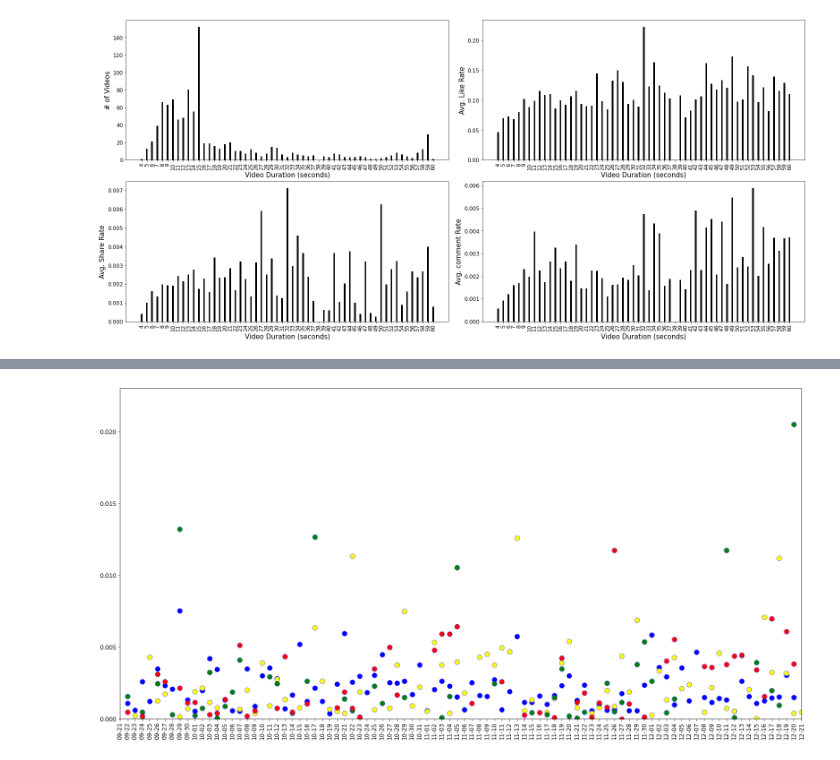
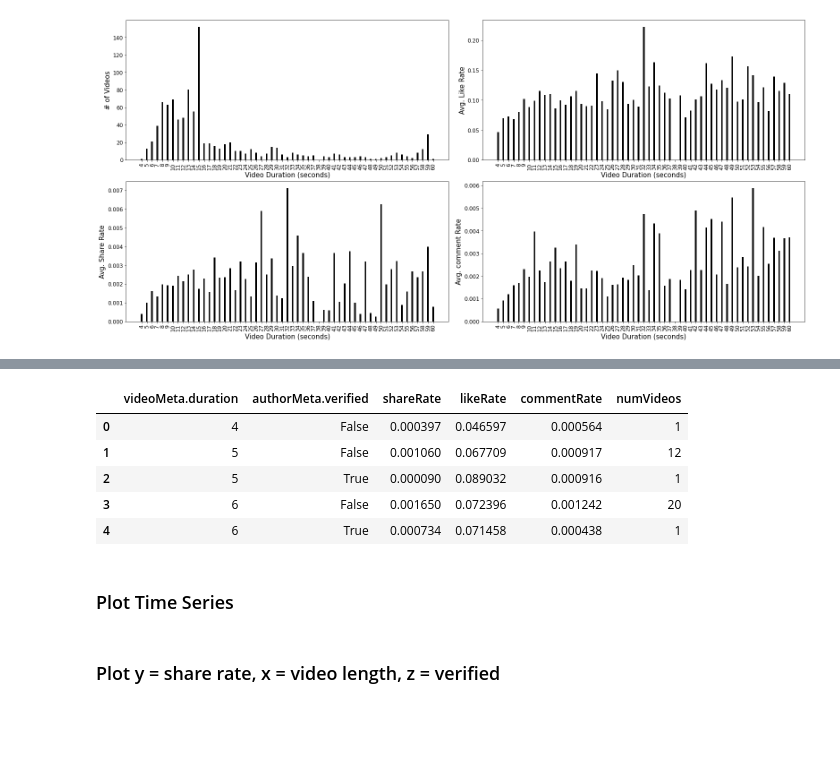
Before and after one commit to ba-group-projects/tiktok-popularity-eda, a Jupyter notebook: mattheus_smm635_mtp_eda.ipynb, the cells around one changed output, grey strips where cells are left out. Drawn from its saved outputs; the diff is of its cells as text; code cells hidden in the pictures; blank space fills up the shorter version.

```diff
--- a/mattheus_smm635_mtp_eda.ipynb
+++ b/mattheus_smm635_mtp_eda.ipynb
@@ -198,32 +217,46 @@ plt.show()
 # %%
-filter_df = df_clean[['createTime','videoMeta.duration','authorMeta.verified','shareRate','likeRate','commentRate']]
-filter_df['videoMeta.duration_segment'] = filter_df['videoMeta.duration'].apply(lambda x: '<= 15' if x <= 15 else '> 15 and <= 30' if x > 15 and x <= 30 else '> 30 and <= 45' if x > 30 and x <= 45 else '> 45 and <= 60' if x > 45 and x <= 60 else '> 60')
-filter_df['date'] = filter_df['createTime'].dt.date
-filter_df.drop(['createTime'],axis=1,inplace=True)
+# segment_type = 'with date'
+# segment_type = 'without date'
+segment_type = 'video length and verified status'
 
-segment_type = 'with date'
-# segment_type = 'without date'
-
-if segment_type == 'without date':
+if segment_type == 'video length groups':
     count_df = filter_df.drop(['authorMeta.verified','shareRate','likeRate','commentRate'],axis=1,inplace=False)
     count_df = count_df.groupby(['videoMeta.duration_segment']).count()#.sort_values(by='videoMeta.duration',axis=1)#.plot(kind="bar", legend=False)
     count_df = count_df.rename(columns={"videoMeta.duration": "numVideos"})
     count_df = count_df.reset_index()
 
     avg_df = filter_df.groupby(['videoMeta.duration_segment'],as_index=False)['shareRate','likeRate','commentRate'].agg([np.mean]).reset_index()
     avg_df.columns = avg_df.columns.droplevel(-1)
     # avg_df.sort_values(by='likeCount',ascending=False).head(3).T
     avg_df = avg_df.merge(count_df,on=['videoMeta.duration_segment'],how='left')
 
-elif segment_type == 'with date':
+elif segment_type == 'time series':
     count_df = filter_df.drop(['authorMeta.verified','shareRate','likeRate','commentRate'],axis=1,inplace=False)
     count_df = count_df.groupby(['date','videoMeta.duration_segment']).count()#.sort_values(by='videoMeta.duration',axis=1)#.plot(kind="bar", legend=False)
     count_df = count_df.rename(columns={"videoMeta.duration": "numVideos"})
     count_df = count_df.reset_index()
 
     avg_df = filter_df.groupby(['date','videoMeta.duration_segment'],as_index=False)['shareRate','likeRate','commentRate'].agg([np.mean]).reset_index()
     avg_df.columns = avg_df.columns.droplevel(-1)
     # avg_df.sort_values(by='likeCount',ascending=False).head(3).T
     avg_df = avg_df.merge(count_df,on=['date','videoMeta.duration_segment'],how='left')
 
-# avg_df.info()
+elif segment_type == 'video length and verified status':
+    count_df = filter_df[['videoMeta.duration','shareRate','authorMeta.verified']]
+    count_df = count_df.groupby(['videoMeta.duration','authorMeta.verified']).count()#.sort_values(by='videoMeta.duration',axis=1)#.plot(kind="bar", legend=False)
+    count_df = count_df.rename(columns={"shareRate": "numVideos"})
+    count_df = count_df.reset_index()
+
+    avg_df = filter_df.groupby(['videoMeta.duration','authorMeta.verified'],as_index=False)['shareRate','likeRate','commentRate'].agg([np.mean]).reset_index()
+    avg_df.columns = avg_df.columns.droplevel(-1)
+    # avg_df.sort_values(by='likeCount',ascending=False).head(3).T
+    avg_df = avg_df.merge(count_df,on=['videoMeta.duration','authorMeta.verified'],how='left')
+
+avg_df.head()
+# %% [output]
+|  | videoMeta.duration | authorMeta.verified | shareRate | likeRate | commentRate | numVideos |
+| 0 | 4 | False | 0.000397 | 0.046597 | 0.000564 | 1 |
+| 1 | 5 | False | 0.001060 | 0.067709 | 0.000917 | 12 |
+| 2 | 5 | True | 0.000090 | 0.089032 | 0.000916 | 1 |
+| 3 | 6 | False | 0.001650 | 0.072396 | 0.001242 | 20 |
+| 4 | 6 | True | 0.000734 | 0.071458 | 0.000438 | 1 |
@@ -236,4 +263,12 @@ def plot_scatter(ax, x, y, color, edgecolors):
+# %% [markdown]
+### Plot Time Series
 # %%
+def plot_scatter(ax, x, y, color, edgecolors):
+    ax.scatter(x,y, color=color,edgecolors=edgecolors,linewidths=0.5,s=100)
+    # ax.set_xlabel(x_label, fontdict={'fontsize': 15})
+    # ax.set_ylabel(y_label, fontdict={'fontsize': 15})
+    # ax.set_title(title, fontdict={'fontsize': 15})
+
 fig = plt.figure(figsize=(20,10),constrained_layout=True)
 
 ax1 = fig.add_subplot(111)
@@ -259,5 +294,5 @@ ax1.tick_params(axis='both', which='major', labelsize=12)
 # ax1.legend(handles, labels, loc="upper right", title="Sizes")
 
 plt.show()
-# %% [output]
-[figure, removed]
+# %% [markdown]
+### Plot y = share rate, x = video length, z = verified
```
Also changed, not shown: parts of 7 cells of this notebook.
